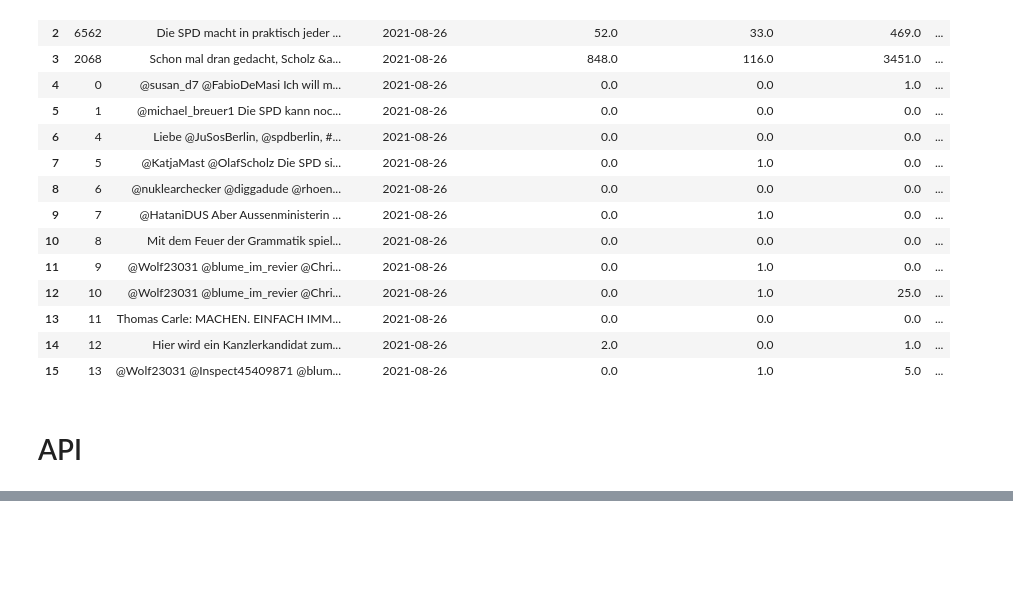
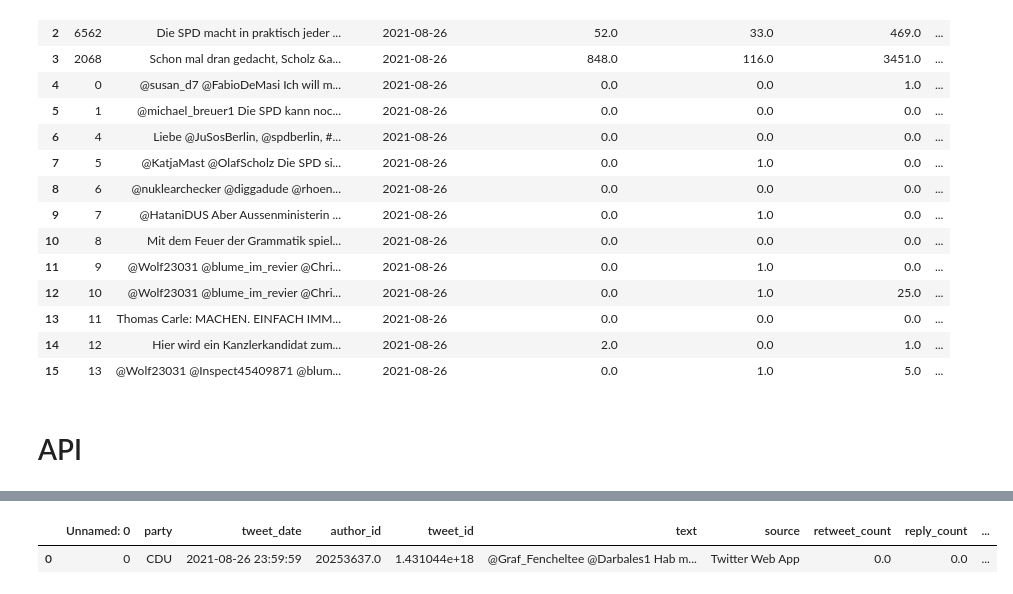
Before and after one commit to NicolasBuehringer/project_delphi, a Jupyter notebook: notebooks/04philipp/Philipp_twitter_api_function.ipynb, the cells around one changed output, grey strips where cells are left out. Drawn from its saved outputs; the diff is of its cells as text; code cells hidden in the pictures; blank space fills up the shorter version.

```diff
--- a/notebooks/04philipp/Philipp_twitter_api_function.ipynb
+++ b/notebooks/04philipp/Philipp_twitter_api_function.ipynb
@@ -616,3 +616,6 @@ tweet.fields = attachments, author_id, context_annotations, conversation_id, cre
 "organic_metrics ": "impression_count,like_count,reply_count,retweet_count,url_link_clicks,user_profile_clicks"
 # %%
 'id,text,author_id,in_reply_to_user_id,geo,conversation_id,created_at,lang,public_metrics,referenced_tweets,reply_settings,source',
+# %%
+pd.set_option('display.max_columns', None)
+pd.set_option('display.max_colwidth', None)
@@ -618,0 +624,2 @@ tweet.fields = attachments, author_id, context_annotations, conversation_id, cre
+# %%
+test = pd.read_csv("../../raw_data/df_all.csv")
@@ -618,0 +735,5 @@ tweet.fields = attachments, author_id, context_annotations, conversation_id, cre
+# %%
+test.head(1)
+# %% [output]
+|  | Unnamed: 0 | party | tweet_date | author_id | tweet_id | text | source | retweet_count | reply_count | ... |
+| 0 | 0 | CDU | 2021-08-26 23:59:59 | 20253637.0 | 1.431044e+18 | @Graf_Fencheltee @Darbales1 Hab m... | Twitter Web App | 0.0 | 0.0 | ... |
```
Also changed, not shown: parts of 55 cells of this notebook, 3 other files.
